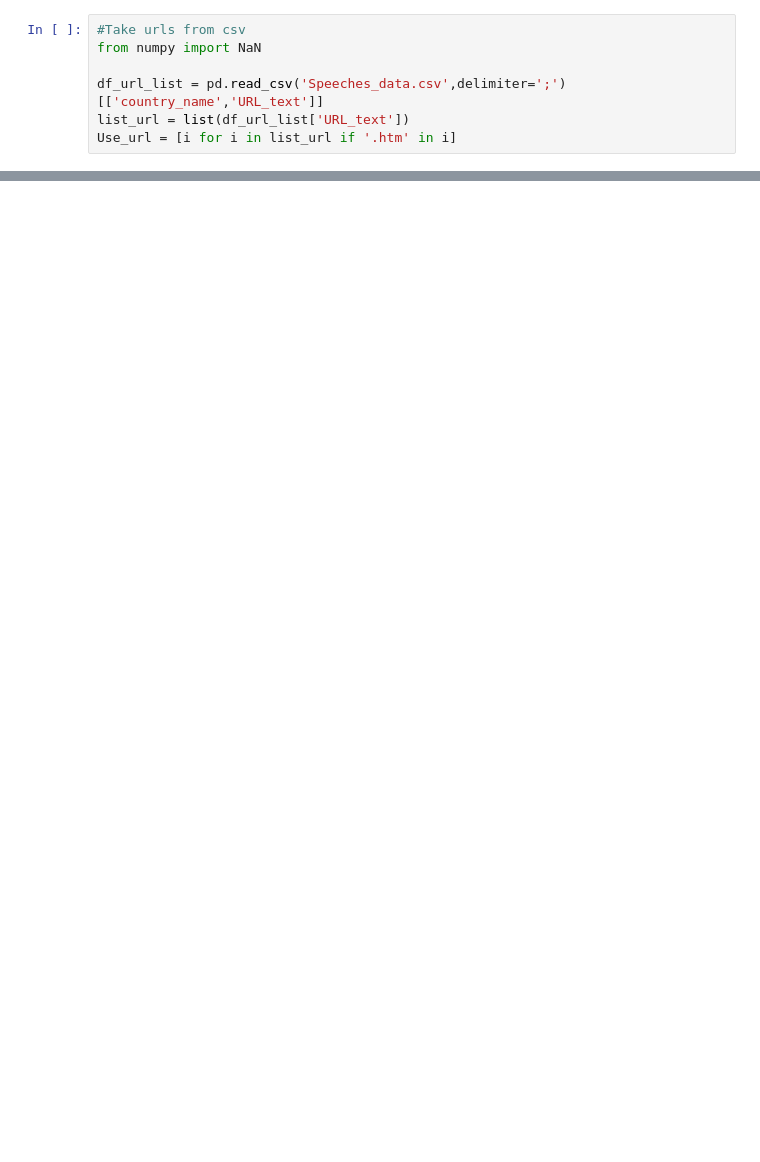
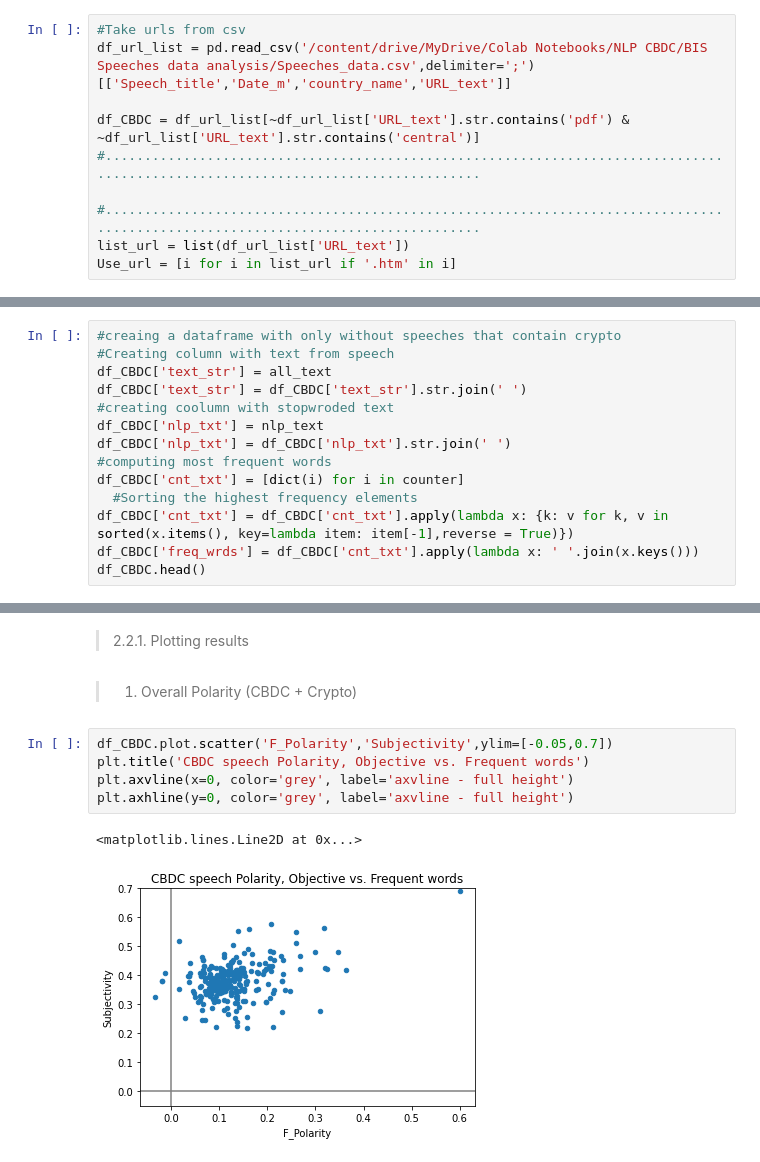
Before and after one commit to RVMsgit/CBDC_BTC_Sentiment_Analysis, a Jupyter notebook: CBDC_sentiment.ipynb, the cells around one changed output, grey strips where cells are left out. Drawn from its saved outputs; the diff is of its cells as text; blank space fills up the shorter version.

```diff
--- a/CBDC_sentiment.ipynb
+++ b/CBDC_sentiment.ipynb
@@ -8,7 +26,10 @@ import re
 # %%
 #Take urls from csv
-from numpy import NaN
+df_url_list = pd.read_csv('/content/drive/MyDrive/Colab Notebooks/NLP CBDC/BIS Speeches data analysis/Speeches_data.csv',delimiter=';')[['Speech_title','Date_m','country_name','URL_text']]
 
-df_url_list = pd.read_csv('Speeches_data.csv',delimiter=';')[['country_name','URL_text']]
+df_CBDC = df_url_list[~df_url_list['URL_text'].str.contains('pdf') & ~df_url_list['URL_text'].str.contains('central')]
+#................................................................................................................................
+
+#................................................................................................................................
 list_url = list(df_url_list['URL_text'])
 Use_url = [i for i in list_url if '.htm' in i]
@@ -60,0 +83,14 @@ print(all_text)
+# %%
+#creaing a dataframe with only without speeches that contain crypto
+#Creating column with text from speech
+df_CBDC['text_str'] = all_text
+df_CBDC['text_str'] = df_CBDC['text_str'].str.join(' ')
+#creating coolumn with stopwroded text
+df_CBDC['nlp_txt'] = nlp_text
+df_CBDC['nlp_txt'] = df_CBDC['nlp_txt'].str.join(' ')
+#computing most frequent words
+df_CBDC['cnt_txt'] = [dict(i) for i in counter]
+  #Sorting the highest frequency elements
+df_CBDC['cnt_txt'] = df_CBDC['cnt_txt'].apply(lambda x: {k: v for k, v in sorted(x.items(), key=lambda item: item[-1],reverse = True)})
+df_CBDC['freq_wrds'] = df_CBDC['cnt_txt'].apply(lambda x: ' '.join(x.keys()))
+df_CBDC.head()
@@ -60,0 +215,14 @@ print(all_text)
+# %% [markdown]
+
+
+> 2.2.1. Plotting results
+# %% [markdown]
+> 1. Overall Polarity (CBDC + Crypto)
+# %%
+df_CBDC.plot.scatter('F_Polarity','Subjectivity',ylim=[-0.05,0.7])
+plt.title('CBDC speech Polarity, Objective vs. Frequent words')
+plt.axvline(x=0, color='grey', label='axvline - full height')
+plt.axhline(y=0, color='grey', label='axvline - full height')
+# %% [output]
+<matplotlib.lines.Line2D at 0x...>
+[figure, added]
```
Also changed, not shown: parts of 22 cells of this notebook.
